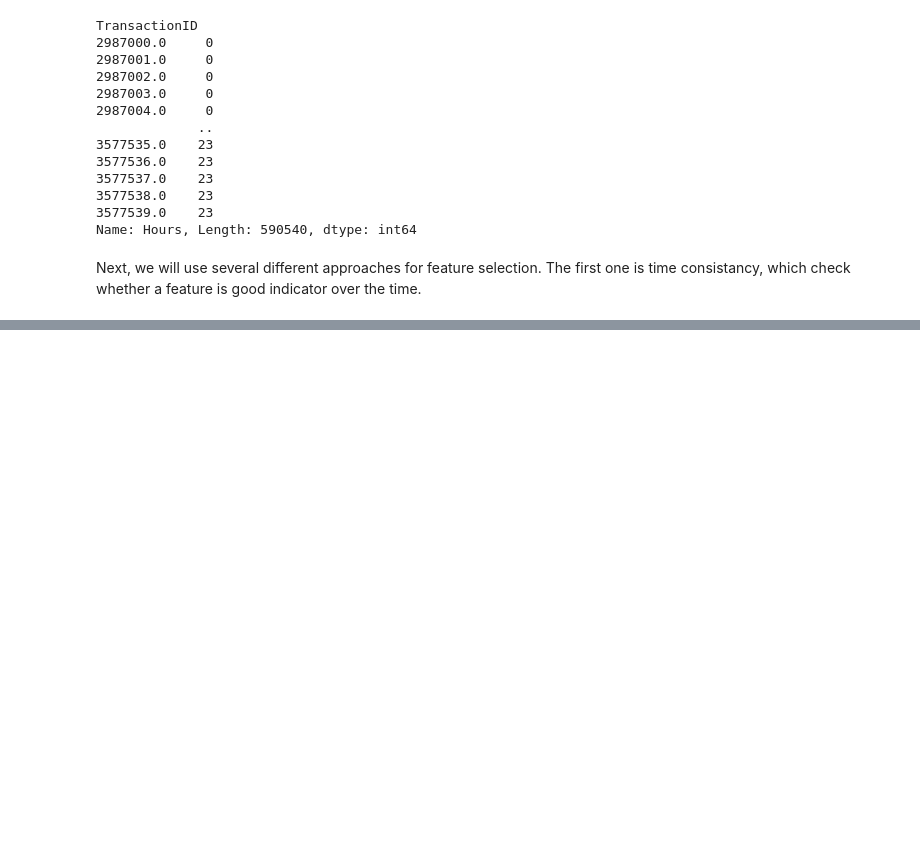
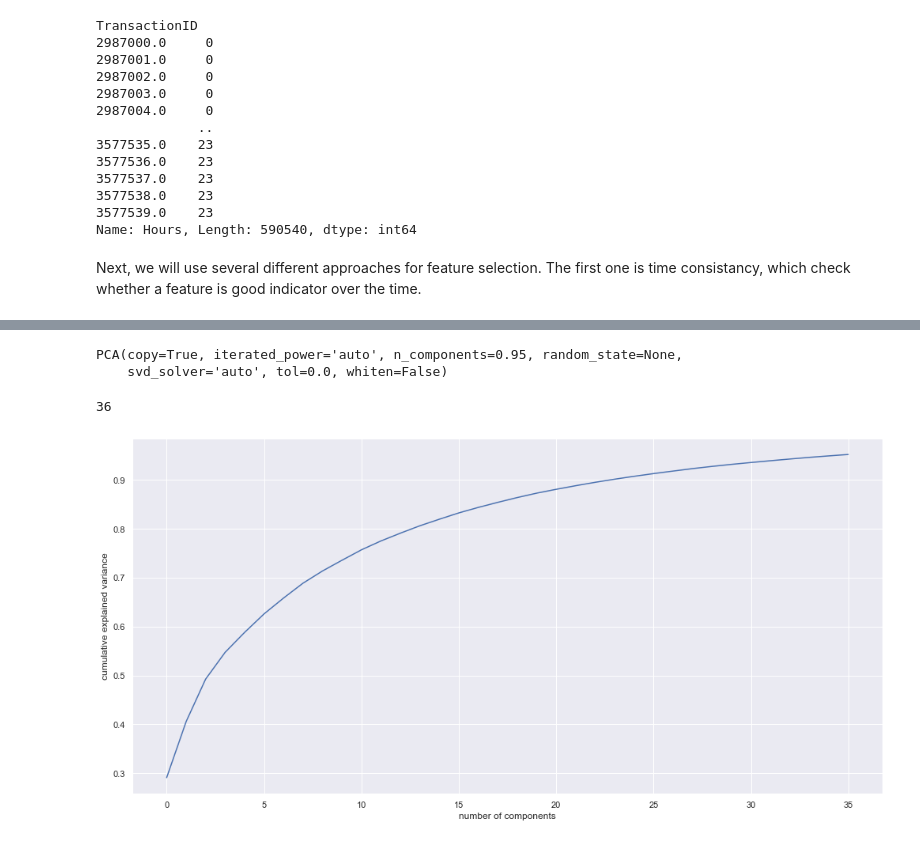
Before and after one commit to andychenns/Fraud-Detection, a Jupyter notebook: Feature Engineering/feature engineering.ipynb, the cells around one changed output, grey strips where cells are left out. Drawn from its saved outputs; the diff is of its cells as text; code cells hidden in the pictures; blank space fills up the shorter version.

Commit message:
PCA on data

```diff
--- a/Feature Engineering/feature engineering.ipynb
+++ b/Feature Engineering/feature engineering.ipynb
@@ -338,0 +379,4 @@ for c in ['id_'+str(x) for x in range(22,28)]:
+# %%
+from sklearn.model_selection import train_test_split
+# test_size: what proportion of original data is used for test set
+train_feature, test_feature, train_lbl, test_lbl = train_test_split(X_train, y_train, test_size=1/7.0, random_state=0)
@@ -338,0 +400,8 @@ for c in ['id_'+str(x) for x in range(22,28)]:
+# %%
+from sklearn.preprocessing import StandardScaler
+scaler = StandardScaler()
+# Fit on training set only.
+scaler.fit(train_feature[pca_col])
+# Apply transform to both the training set and the test set.
+train_feature[pca_col] = scaler.transform(train_feature[pca_col])
+test_feature[pca_col] = scaler.transform(test_feature[pca_col])
@@ -338,0 +429,9 @@ for c in ['id_'+str(x) for x in range(22,28)]:
+# %%
+from sklearn.decomposition import PCA
+# Make an instance of the Model
+pca = PCA(.95)
+# %%
+pca.fit(train_feature[pca_col])
+# %% [output]
+PCA(copy=True, iterated_power='auto', n_components=0.95, random_state=None,
+    svd_solver='auto', tol=0.0, whiten=False)
@@ -338,0 +450,12 @@ for c in ['id_'+str(x) for x in range(22,28)]:
+# %%
+print(pca.n_components_)
+# %% [output]
+36
+# %%
+import numpy as np
+import matplotlib.pyplot as plt
+plt.plot(np.cumsum(pca.explained_variance_ratio_))
+plt.xlabel('number of components')
+plt.ylabel('cumulative explained variance');
+# %% [output]
+[figure, added]
```
Also changed, not shown: parts of 20 cells of this notebook.
